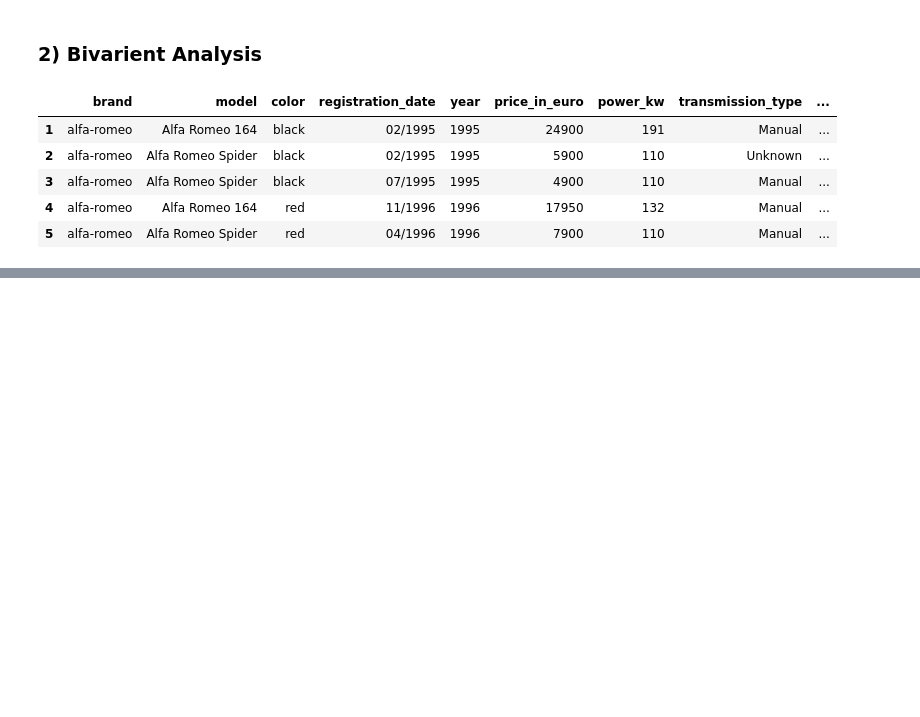
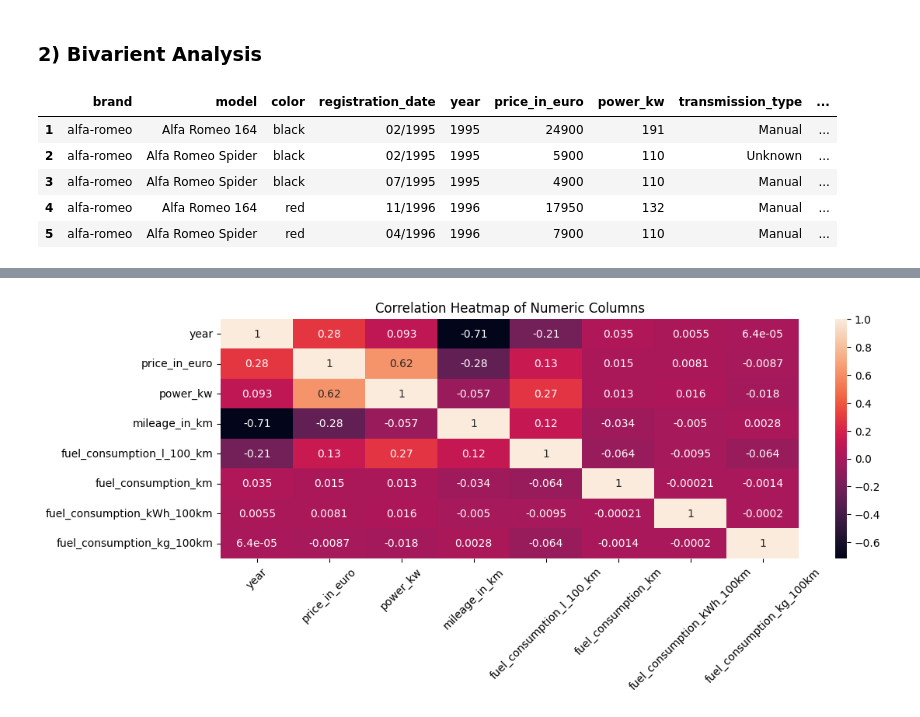
Before and after one commit to KaungSiThu-Sallius/German-Used-Cars-Analysis, a Jupyter notebook: main.ipynb, the cells around one changed output, grey strips where cells are left out. Drawn from its saved outputs; the diff is of its cells as text; code cells hidden in the pictures; blank space fills up the shorter version.

```diff
--- a/main.ipynb
+++ b/main.ipynb
@@ -275,0 +317,10 @@ plt.tight_layout(rect=[0, 0.1, 1, 0.95])
+# %%
+numeric_df = clean_df.select_dtypes('number')
+
+fig, ax = plt.subplots(figsize=(12,4))
+sns.heatmap(numeric_df.corr(), annot=True, ax=ax)
+plt.tick_params(axis='x', rotation=45)
+ax.set_title('Correlation Heatmap of Numeric Columns')
+plt.show()
+# %% [output]
+[figure, added]
```
Also changed, not shown: parts of 2 cells of this notebook.
